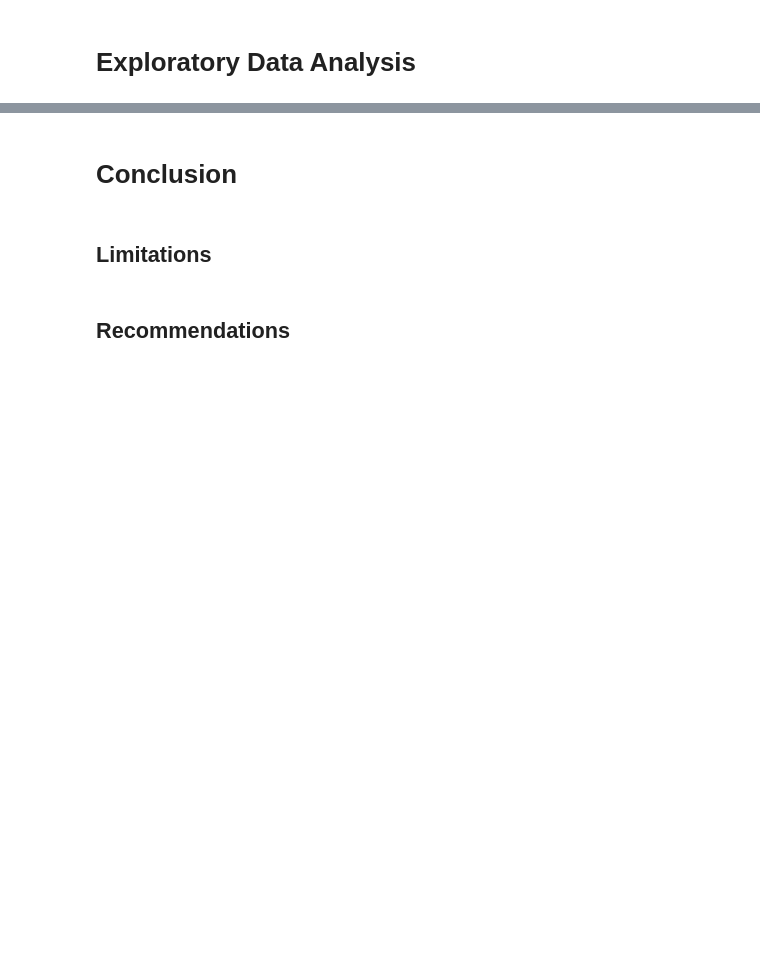
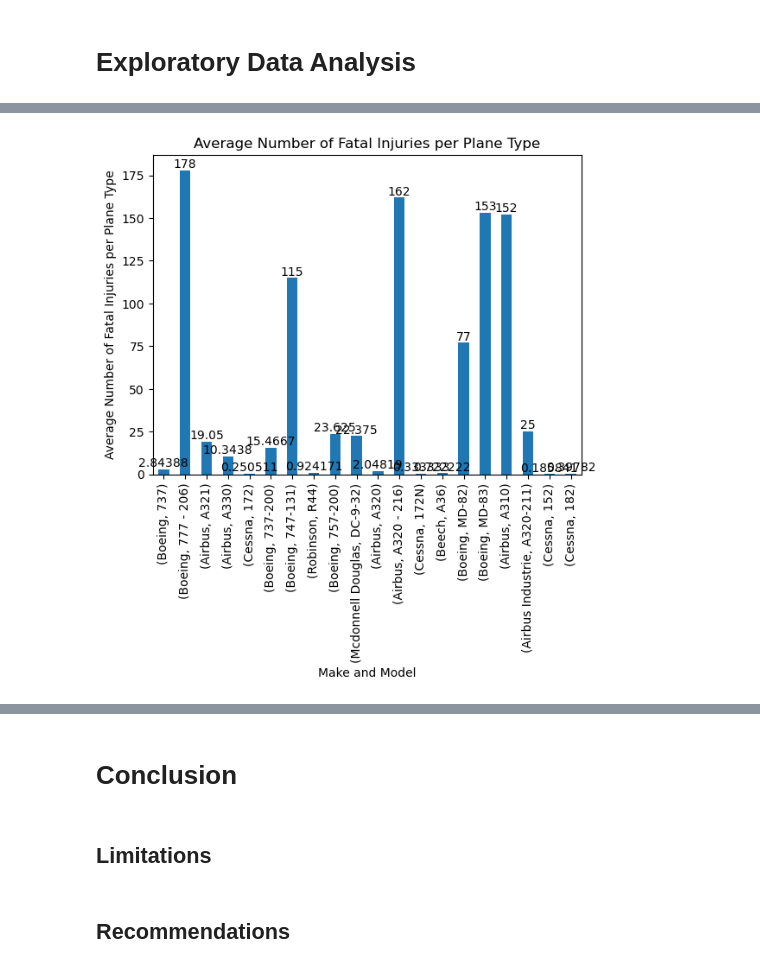
Before and after one commit to mkearns17/Aviation_Accidents_Project, a Jupyter notebook: Aviation_Phase1_Project.ipynb, the cells around one changed output, grey strips where cells are left out. Saved outputs shown, nothing was run; the diff lists cells and outputs as text; code cells hidden in the pictures; blank space fills up the shorter version.

```diff
--- a/Aviation_Phase1_Project.ipynb
+++ b/Aviation_Phase1_Project.ipynb
@@ -270,6 +363,12 @@ num_acc.plot.bar(title = 'Manufacturers with the Most Nubmer of Accidents 1962-2
 # %%
-injuries_make_model = aviation_df.groupby(['Make','Model'])\
-            [['Total Fatal Injuries','Total Serious Injuries','Total Minor Injuries','Total Uninjured']].agg(['mean','sum'])
-top_injuries_make_model = injuries_make_model.sort_values(('Total Fatal Injuries','sum'), ascending = False)[0:10]
-top_injuries_make_model
+injuries_make_model = recent_aviation_df.groupby(['Make','Model'])\
+            [['Total Fatal Injuries','Total Serious Injuries','Total Minor Injuries','Total Uninjured']].agg(['mean','sum','count'])
+top_injuries_make_model = injuries_make_model.sort_values(('Total Fatal Injuries','sum'), ascending = False)[0:20]
+ax = top_injuries_make_model.plot.bar(y=('Total Fatal Injuries','mean'),\
+                     legend = False,\
+                     xlabel = 'Make and Model',\
+                     ylabel = 'Average Number of Fatal Injuries per Plane Type',\
+                     title = 'Average Number of Fatal Injuries per Plane Type',\
+                     )
+ax.bar_label(ax.containers[0]);
 # %% [output]
@@ -288,0 +375 @@ top_injuries_make_model
+[figure, added]
```
Also changed, not shown: parts of 15 cells of this notebook.
